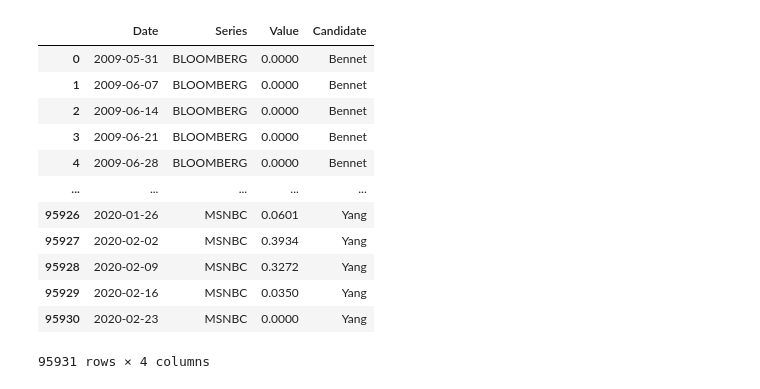
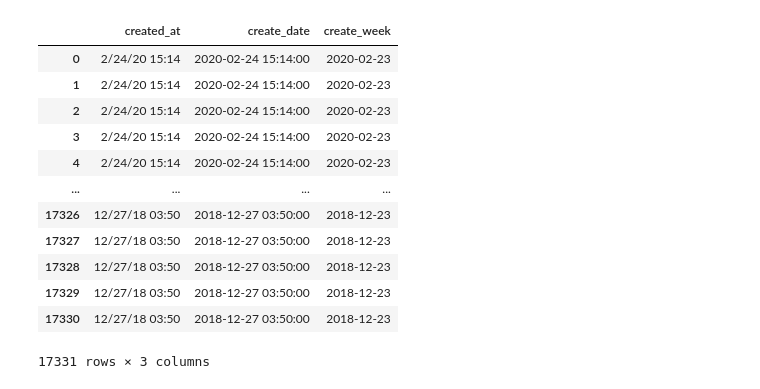
Before and after one commit to ductung2101/WebDB, a Jupyter notebook: ipynb/coverage-plots.ipynb, the cells around one changed output. Cells and saved outputs as stored; diff of their text form; code cells hidden in the pictures.

```diff
--- a/ipynb/coverage-plots.ipynb
+++ b/ipynb/coverage-plots.ipynb
@@ -3,18 +6,7 @@ import pandas as pd
 # %%
+dfp = pd.read_csv("../president_primary_polls.csv")
 dfc = pd.read_csv("coverage.csv").drop(columns = ["Unnamed: 0"])
-# %%
-dfc
-# %% [output]
-|  | Date | Series | Value | Candidate |
-| 0 | 2009-05-31 | BLOOMBERG | 0.0000 | Bennet |
-| 1 | 2009-06-07 | BLOOMBERG | 0.0000 | Bennet |
-| 2 | 2009-06-14 | BLOOMBERG | 0.0000 | Bennet |
-| 3 | 2009-06-21 | BLOOMBERG | 0.0000 | Bennet |
-| 4 | 2009-06-28 | BLOOMBERG | 0.0000 | Bennet |
-| ... | ... | ... | ... | ... |
-| 95926 | 2020-01-26 | MSNBC | 0.0601 | Yang |
-| 95927 | 2020-02-02 | MSNBC | 0.3934 | Yang |
-| 95928 | 2020-02-09 | MSNBC | 0.3272 | Yang |
-| 95929 | 2020-02-16 | MSNBC | 0.0350 | Yang |
-| 95930 | 2020-02-23 | MSNBC | 0.0000 | Yang |
-95931 rows × 4 columns
+# %%
+dfp["create_date"] = pd.to_datetime(dfp["created_at"], infer_datetime_format = True)
+dfp["create_week"] = (dfp['create_date'] - pd.to_timedelta(dfp['create_date'].dt.dayofweek, unit='d') - np.timedelta64(1, 'D')).dt.normalize()
+dfp_subset = dfp[dfp["party"] == "DEM"]
@@ -20,0 +16,16 @@ dfc
+# %%
+dfp[["created_at", "create_date", "create_week"]]
+# %% [output]
+|  | created_at | create_date | create_week |
+| 0 | 2/24/20 15:14 | 2020-02-24 15:14:00 | 2020-02-23 |
+| 1 | 2/24/20 15:14 | 2020-02-24 15:14:00 | 2020-02-23 |
+| 2 | 2/24/20 15:14 | 2020-02-24 15:14:00 | 2020-02-23 |
+| 3 | 2/24/20 15:14 | 2020-02-24 15:14:00 | 2020-02-23 |
+| 4 | 2/24/20 15:14 | 2020-02-24 15:14:00 | 2020-02-23 |
+| ... | ... | ... | ... |
+| 17326 | 12/27/18 03:50 | 2018-12-27 03:50:00 | 2018-12-23 |
+| 17327 | 12/27/18 03:50 | 2018-12-27 03:50:00 | 2018-12-23 |
+| 17328 | 12/27/18 03:50 | 2018-12-27 03:50:00 | 2018-12-23 |
+| 17329 | 12/27/18 03:50 | 2018-12-27 03:50:00 | 2018-12-23 |
+| 17330 | 12/27/18 03:50 | 2018-12-27 03:50:00 | 2018-12-23 |
+17331 rows × 3 columns
```
Also changed, not shown: parts of 22 cells of this notebook, 9 other files.
